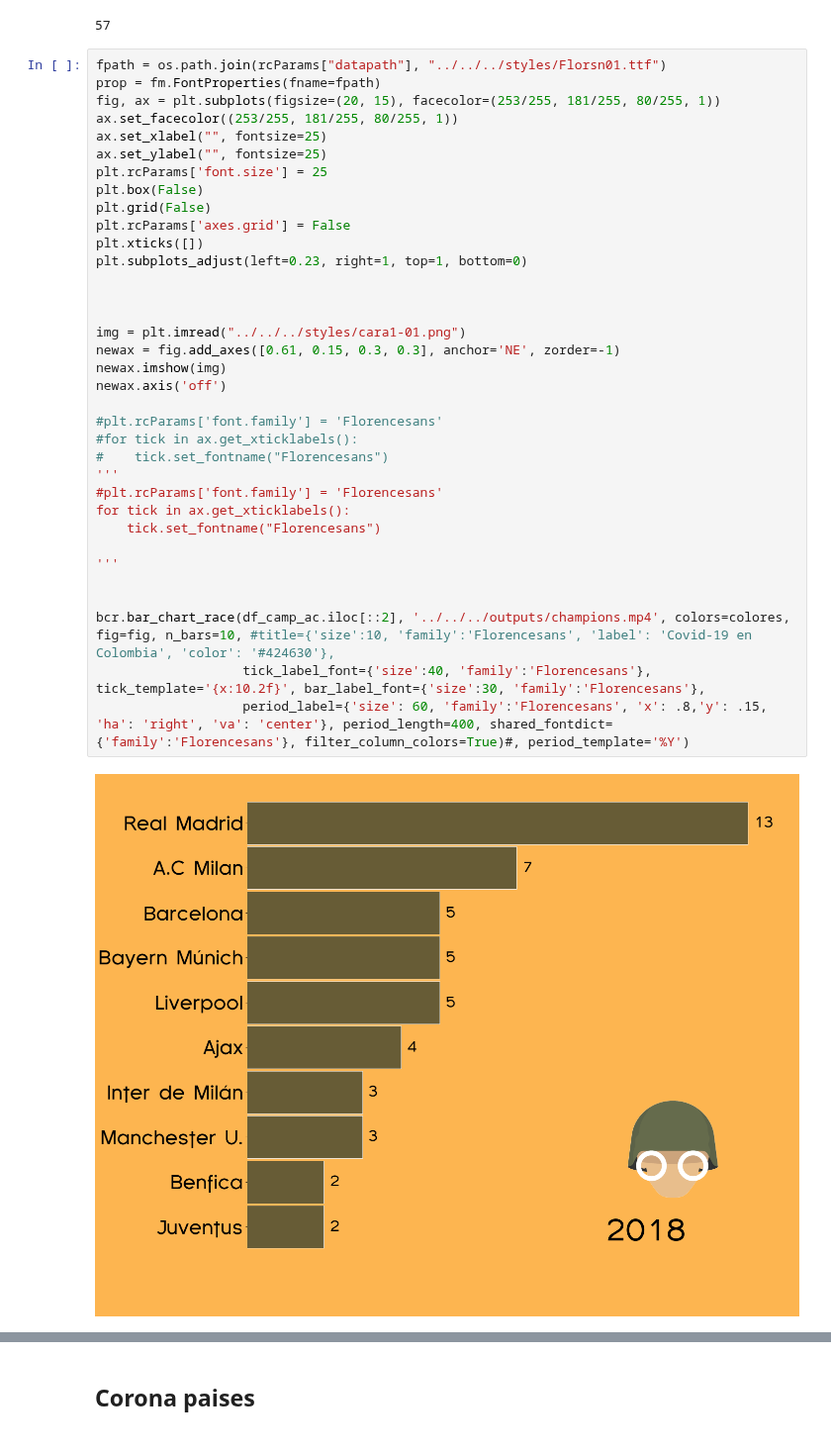
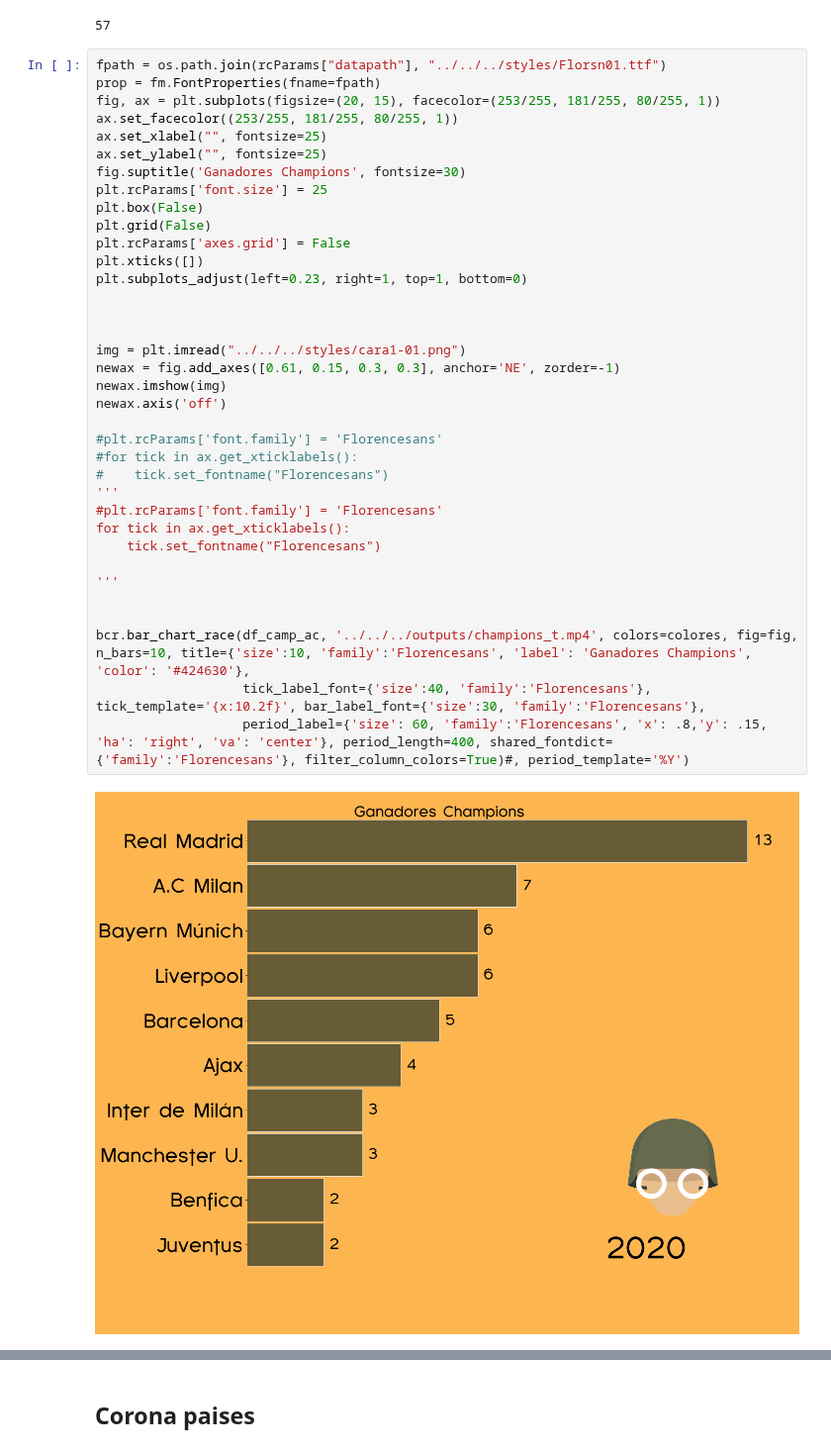
Before and after one commit to datatrooper/instatrooper, a Jupyter notebook: notebooks/2020/t3/carrera champions.ipynb, the cells around one changed output, grey strips where cells are left out. Shown at 99% size. Cells and saved outputs as stored; diff of their text form.

```diff
--- a/notebooks/2020/t3/carrera champions.ipynb
+++ b/notebooks/2020/t3/carrera champions.ipynb
@@ -116,34 +116,35 @@ fig, ax = plt.subplots(figsize=(20, 15), facecolor=(253/255, 181/255, 80/255, 1)
 ax.set_facecolor((253/255, 181/255, 80/255, 1))
 ax.set_xlabel("", fontsize=25)
 ax.set_ylabel("", fontsize=25)
+fig.suptitle('Ganadores Champions', fontsize=30)
 plt.rcParams['font.size'] = 25
 plt.box(False)
 plt.grid(False)
 plt.rcParams['axes.grid'] = False
 plt.xticks([])
 plt.subplots_adjust(left=0.23, right=1, top=1, bottom=0)
 
 
 
 img = plt.imread("../../../styles/cara1-01.png")
 newax = fig.add_axes([0.61, 0.15, 0.3, 0.3], anchor='NE', zorder=-1)
 newax.imshow(img)
 newax.axis('off')
 
 #plt.rcParams['font.family'] = 'Florencesans'
 #for tick in ax.get_xticklabels():
 #    tick.set_fontname("Florencesans")
 '''
 #plt.rcParams['font.family'] = 'Florencesans'
 for tick in ax.get_xticklabels():
     tick.set_fontname("Florencesans")
 
 '''
 
 
-bcr.bar_chart_race(df_camp_ac.iloc[::2], '../../../outputs/champions.mp4', colors=colores, fig=fig, n_bars=10, #title={'size':10, 'family':'Florencesans', 'label': 'Covid-19 en Colombia', 'color': '#424630'},
+bcr.bar_chart_race(df_camp_ac, '../../../outputs/champions_t.mp4', colors=colores, fig=fig, n_bars=10, title={'size':10, 'family':'Florencesans', 'label': 'Ganadores Champions', 'color': '#424630'},
                    tick_label_font={'size':40, 'family':'Florencesans'}, tick_template='{x:10.2f}', bar_label_font={'size':30, 'family':'Florencesans'},
                    period_label={'size': 60, 'family':'Florencesans', 'x': .8,'y': .15, 'ha': 'right', 'va': 'center'}, period_length=400, shared_fontdict={'family':'Florencesans'}, filter_column_colors=True)#, period_template='%Y')
 # %% [output]
-[figure, old version]
+[figure, new version]
 # %%
```
Also changed, not shown: parts of 5 cells of this notebook.
